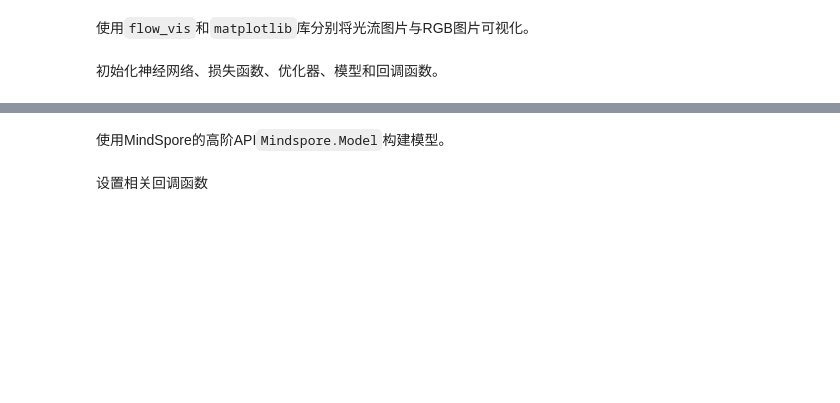
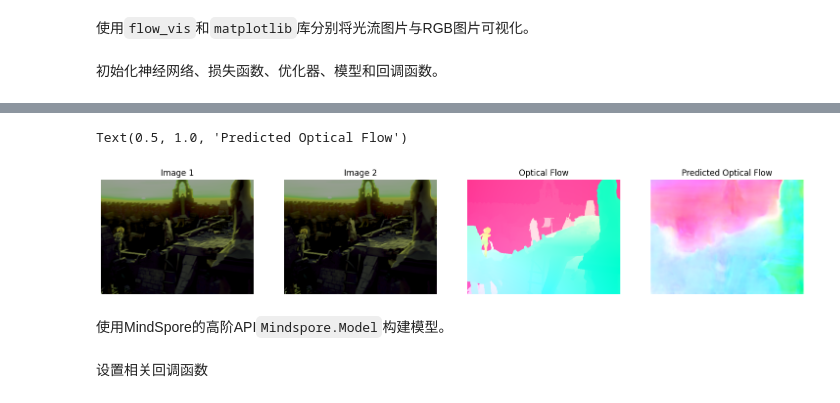
Before and after one commit to fpsandnoob/pwc_net, a Jupyter notebook: pwc_net.ipynb, the cells around one changed output, grey strips where cells are left out. Cells and saved outputs as stored; diff of their text form; code cells hidden in the pictures; blank space fills up the shorter version.

```diff
--- a/pwc_net.ipynb
+++ b/pwc_net.ipynb
@@ -40,6 +42,7 @@ augmentation_list = [
 # %% [markdown]
 设置数据增强方法，包括使用随机颜色变换和随机Gamma变换。
 # %%
+from black import out
 from src.dataset import getFlyingChairsTrainData, getSintelValData
 
 dl_train, len_dl_train, dataset = getSintelValData(
@@ -67,6 +70,10 @@ print(dict_datasets["im1"].shape)
 print(dict_datasets["im2"].shape)
 print(dict_datasets["flo"].shape)
 print(type(dict_datasets["flo"]))
+print(dict_datasets["flo"].max(), dict_datasets["flo"].min())
+print(dict_datasets["flo"].max() * 0.05, dict_datasets["flo"].min() * 0.05)
+dl_train = dl_train.create_tuple_iterator(output_numpy=False, do_copy=False)
+dl_val = dl_val.create_tuple_iterator(output_numpy=False, do_copy=False)
 # %% [output]
 SintelDataset: 133 val flows, 908 train flows
 SintelDataset: 133 val flows, 908 train flows
@@ -254,7 +276,7 @@ from mindspore.nn import Adam, TrainOneStepCell
 lr_scheduler = MultiStepLR(lr, lr_milestones, lr_gamma, train_len, max_epoch, warmup_epochs)
 lr_schedule = lr_scheduler.get_lr()
 opt = Adam(params=network.trainable_params(), learning_rate=Tensor(lr_schedule), loss_scale=loss_scale)
-train_net = TrainOneStepCell(train_net, opt, sens=loss_scale)
+train_net_step = TrainOneStepCell(train_net, opt)
 # %%
 import time
 
@@ -287,7 +309,7 @@ class AverageMeter():
         fmtstr = '{name}:{avg' + self.fmt + '}'
         return fmtstr.format(**self.__dict__)
 
-train_net.set_train()
+train_net_step = train_net_step.set_train()
 t_end = time.time()
 t_epoch = time.time()
 create_network_start = time.time()
@@ -298,7 +320,9 @@ best_val_loss = 1e10
 print('Start training...')
 for i, data in enumerate(dl_train):
     # clean grad + adjust lr + put data into device + forward + backward + optimizer, return loss
-    loss = train_net(data[0], data[1], data[2])
+    # print(data[0].shape, data[1].shape, data[2].shape)
+    # print(data[0].max(), data[0].min(), data[1].max(), data[1].min(), data[2].max(), data[2].min())
+    loss = train_net_step(data[0], data[1], data[2])
     # print(loss)
     loss_meter.update(loss.asnumpy())
 
@@ -338,2 +376,36 @@ epoch: [0], iter: [10], loss: [18.3598], time: [142.03]s
+# %%
+import matplotlib
+import matplotlib.pyplot as plt
+import numpy as np
+import flow_vis
+
+out_flow = network(dict_datasets['im1'][0][None, ...], dict_datasets['im2'][0][None, ...], training=False)
+
+fig = matplotlib.pyplot.gcf()
+fig.set_size_inches(18.5, 10.5)
+ax = plt.subplot(141)
+ax.imshow(np.transpose(dict_datasets["im1"][0].asnumpy(), (1, 2, 0)))
+ax.set_title("Image 1")
+ax.set_axis_off()
+ax = plt.subplot(142)
+ax.imshow(np.transpose(dict_datasets["im2"][0].asnumpy(), (1, 2, 0)))
+ax.set_title("Image 2")
+ax.set_axis_off()
+ax = plt.subplot(143)
+ax.imshow(
+    flow_vis.flow_to_color(np.transpose(dict_datasets["flo"][0].asnumpy(), (1, 2, 0)))
+)
+ax.set_axis_off()
+ax.set_title("Optical Flow")
+ax = plt.subplot(144)
+ax.imshow(
+    flow_vis.flow_to_color(np.transpose(out_flow[0].asnumpy(), (1, 2, 0)))
+)
+ax.set_axis_off()
+ax.set_title("Predicted Optical Flow")
+# plt.show()
+# %% [output]
+Text(0.5, 1.0, 'Predicted Optical Flow')
+[figure, added]
 # %% [markdown]
 使用MindSpore的高阶API`Mindspore.Model`构建模型。
```
Also changed, not shown: parts of 8 cells of this notebook, 6 other files.
